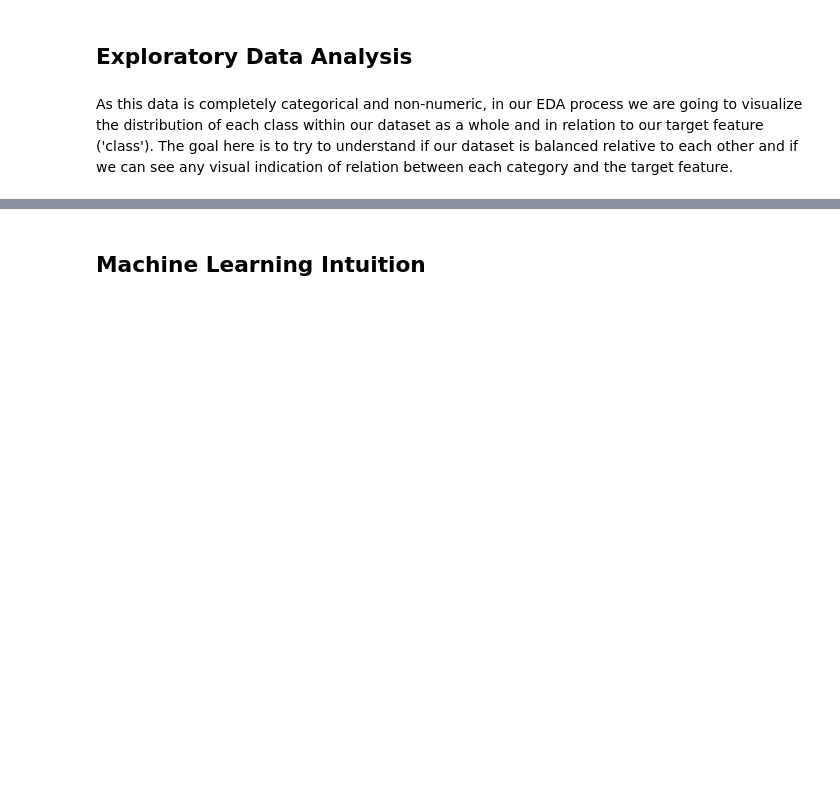
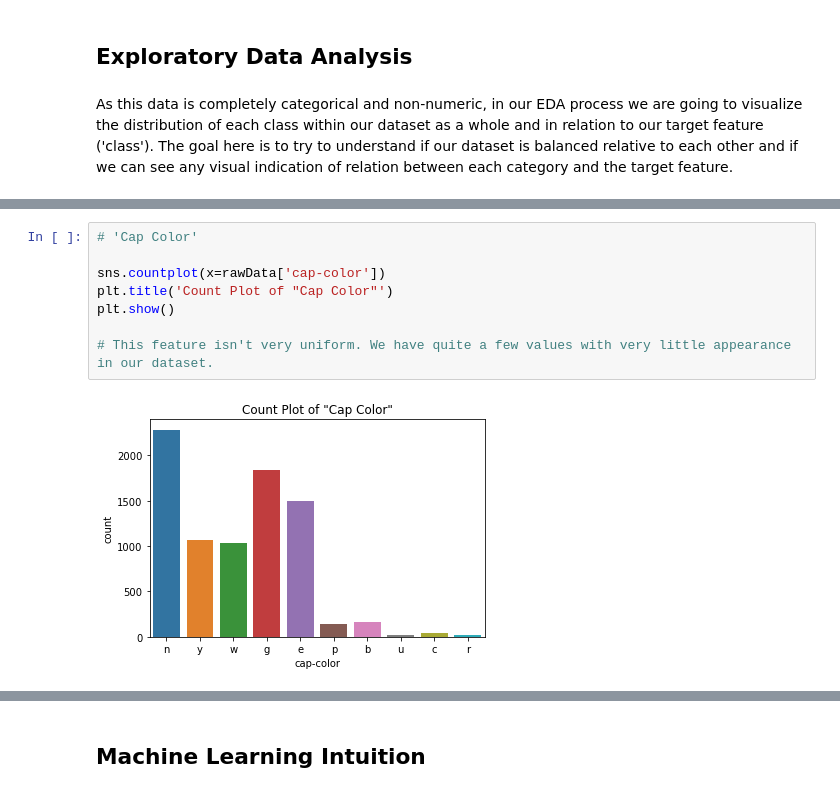
Before and after one commit to AvinashBisram/Machine-Learning, a Jupyter notebook: Classification/Classification Comparison.ipynb, the cells around one changed output, grey strips where cells are left out. Drawn from its saved outputs; the diff is of its cells as text; blank space fills up the shorter version.

```diff
--- a/Classification/Classification Comparison.ipynb
+++ b/Classification/Classification Comparison.ipynb
@@ -234,0 +287,10 @@ plt.show()
+# %%
+# 'Cap Color'
+
+sns.countplot(x=rawData['cap-color'])
+plt.title('Count Plot of "Cap Color"')
+plt.show()
+
+# This feature isn't very uniform. We have quite a few values with very little appearance in our dataset.
+# %% [output]
+[figure, added]
```
Also changed, not shown: parts of 35 cells of this notebook.
